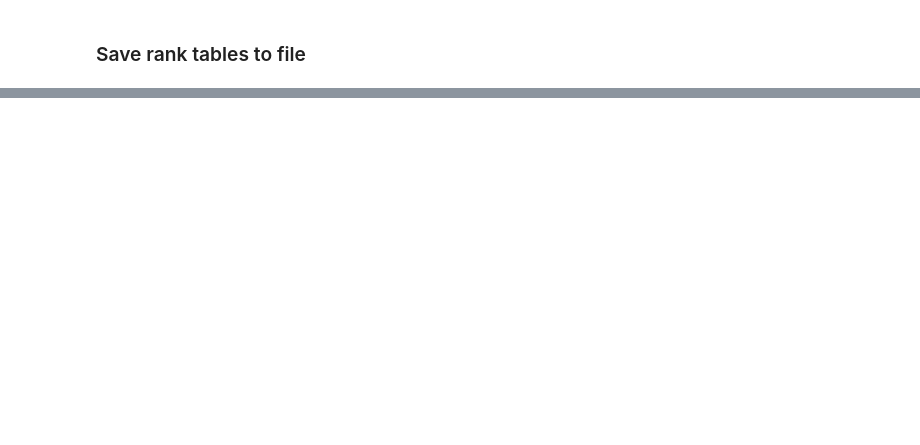
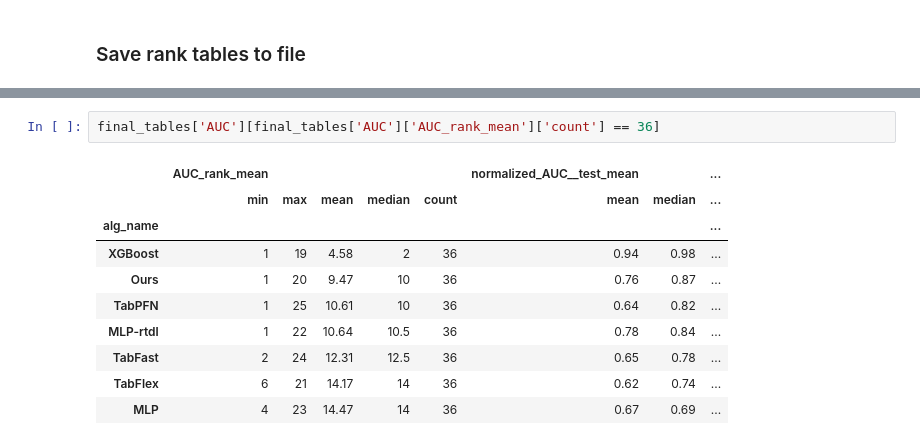
Before and after one commit to yzeng58/tabzilla, a Jupyter notebook: results_viz/2-performance-rankings.ipynb, the cells around one changed output, grey strips where cells are left out. Drawn from its saved outputs; the diff is of its cells as text; blank space fills up the shorter version.

```diff
--- a/results_viz/2-performance-rankings.ipynb
+++ b/results_viz/2-performance-rankings.ipynb
@@ -149,0 +149,13 @@ final_tables['Accuracy']
+# %%
+final_tables['AUC'][final_tables['AUC']['AUC_rank_mean']['count'] == 36]
+# %% [output]
+|  | AUC_rank_mean |  |  |  |  | normalized_AUC__test_mean |  | ... |
+|  | min | max | mean | median | count | mean | median | ... |
+| alg_name |  |  |  |  |  |  |  | ... |
+| XGBoost | 1 | 19 | 4.58 | 2 | 36 | 0.94 | 0.98 | ... |
+| Ours | 1 | 20 | 9.47 | 10 | 36 | 0.76 | 0.87 | ... |
+| TabPFN | 1 | 25 | 10.61 | 10 | 36 | 0.64 | 0.82 | ... |
+| MLP-rtdl | 1 | 22 | 10.64 | 10.5 | 36 | 0.78 | 0.84 | ... |
+| TabFast | 2 | 24 | 12.31 | 12.5 | 36 | 0.65 | 0.78 | ... |
+| TabFlex | 6 | 21 | 14.17 | 14 | 36 | 0.62 | 0.74 | ... |
+| MLP | 4 | 23 | 14.47 | 14 | 36 | 0.67 | 0.69 | ... |
```
Also changed, not shown: parts of 3 cells of this notebook, 34 other files.
